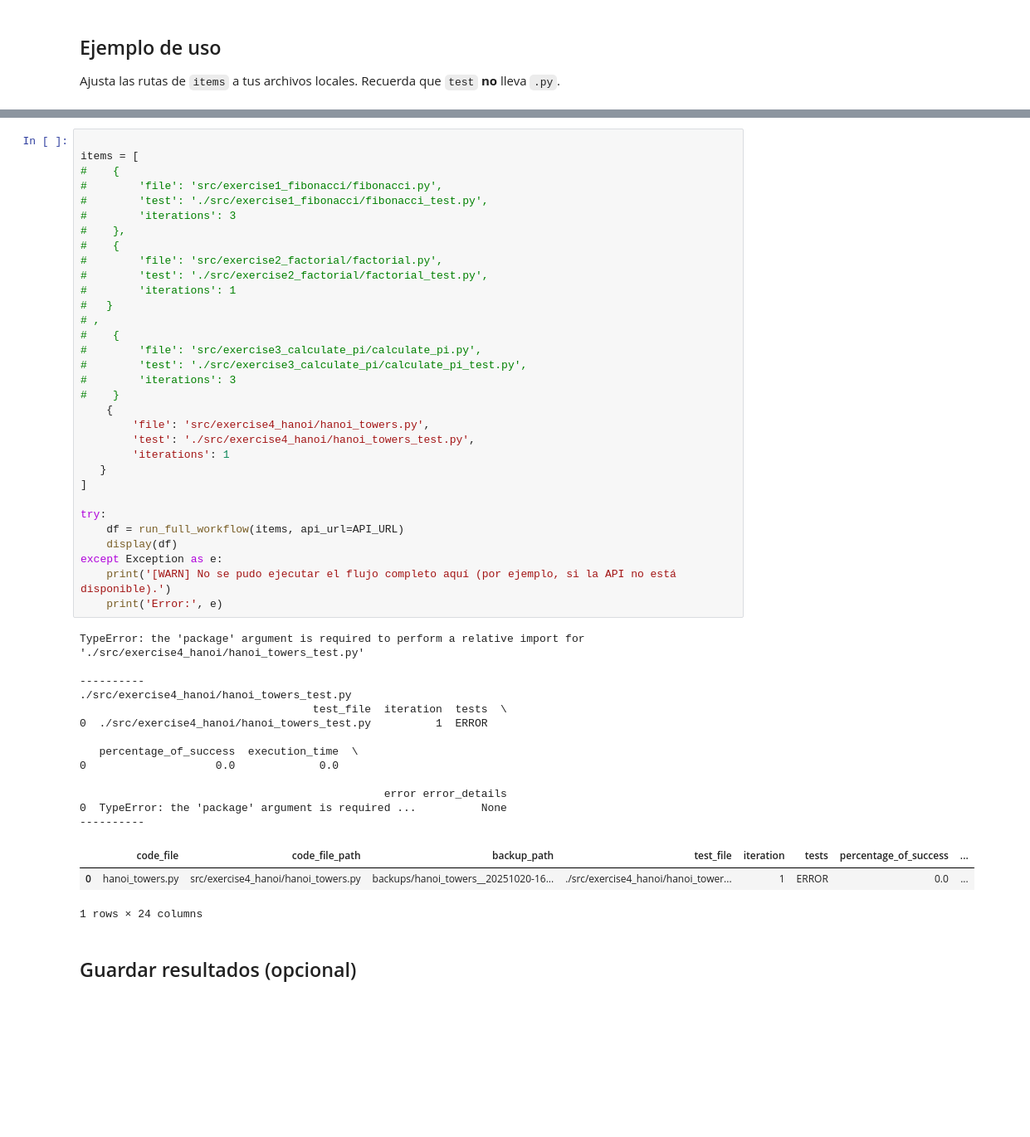
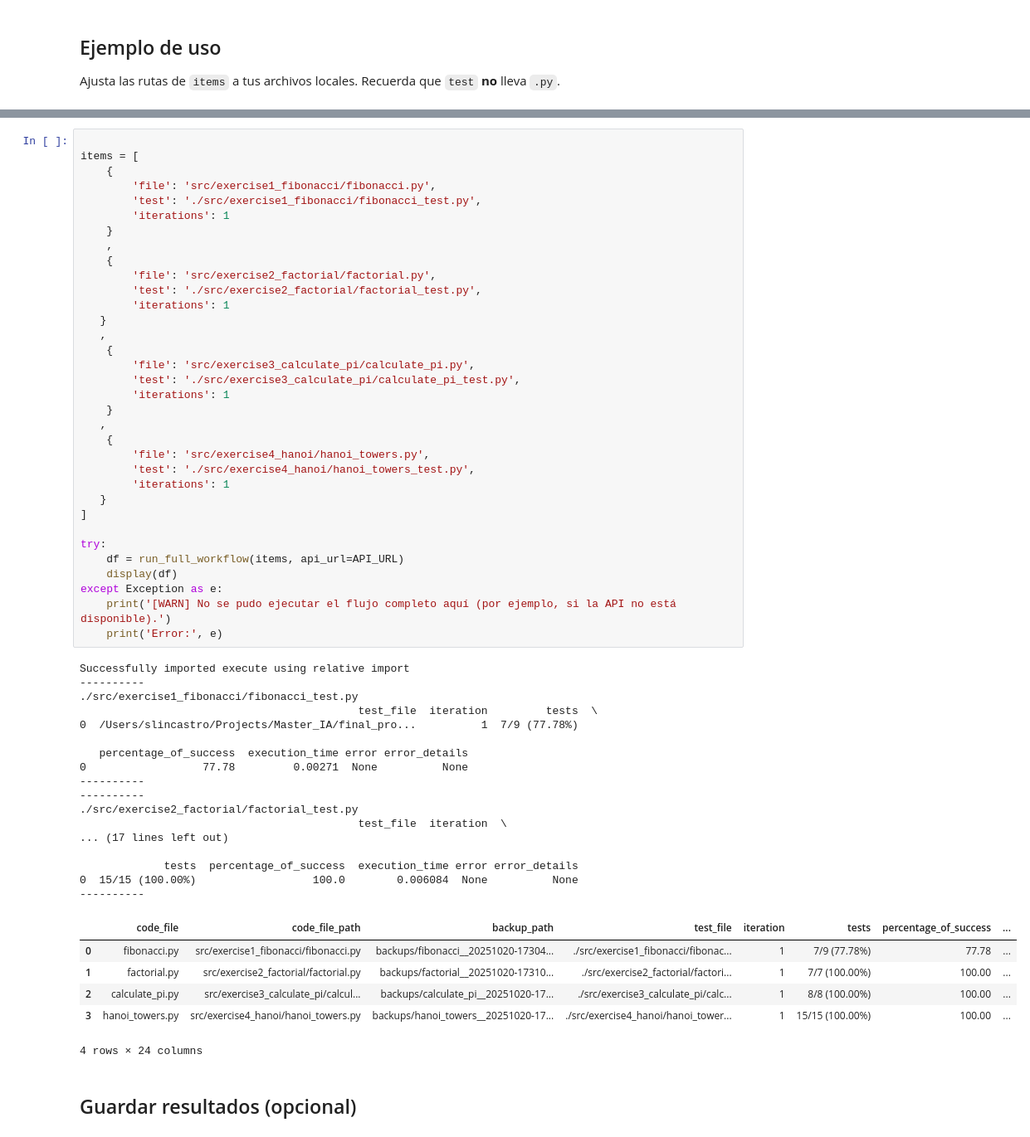
Before and after one commit to slincastro/saucode, a Jupyter notebook: evals/code_improve_and_test_workflow.ipynb, the cells around one changed output, grey strips where cells are left out. Shown at 83% size. Saved outputs shown, nothing was run; the diff lists cells and outputs as text; blank space fills up the shorter version.

Commit message:
include hanoi tower tests

```diff
--- a/evals/code_improve_and_test_workflow.ipynb
+++ b/evals/code_improve_and_test_workflow.ipynb
@@ -544,52 +546,61 @@ _run_tests_for_file('./src/exercise4_hanoi/hanoi_towers_test.py',1)
 # %%
 
 items = [
-#    {
-#        'file': 'src/exercise1_fibonacci/fibonacci.py',
-#        'test': './src/exercise1_fibonacci/fibonacci_test.py',
-#        'iterations': 3
-#    },
-#    {
-#        'file': 'src/exercise2_factorial/factorial.py',
-#        'test': './src/exercise2_factorial/factorial_test.py',
-#        'iterations': 1
-#   }
-# ,
-#    {
-#        'file': 'src/exercise3_calculate_pi/calculate_pi.py',
-#        'test': './src/exercise3_calculate_pi/calculate_pi_test.py',
-#        'iterations': 3
-#    }
+    {
+        'file': 'src/exercise1_fibonacci/fibonacci.py',
+        'test': './src/exercise1_fibonacci/fibonacci_test.py',
+        'iterations': 1
+    }
+    ,
+    {
+        'file': 'src/exercise2_factorial/factorial.py',
+        'test': './src/exercise2_factorial/factorial_test.py',
+        'iterations': 1
+   }
+   ,
+    {
+        'file': 'src/exercise3_calculate_pi/calculate_pi.py',
+        'test': './src/exercise3_calculate_pi/calculate_pi_test.py',
+        'iterations': 1
+    }
+   ,
     {
         'file': 'src/exercise4_hanoi/hanoi_towers.py',
         'test': './src/exercise4_hanoi/hanoi_towers_test.py',
         'iterations': 1
    }
 ]
 
 try:
     df = run_full_workflow(items, api_url=API_URL)
     display(df)
 except Exception as e:
     print('[WARN] No se pudo ejecutar el flujo completo aquí (por ejemplo, si la API no está disponible).')
     print('Error:', e)
 # %% [output]
-TypeError: the 'package' argument is required to perform a relative import for './src/exercise4_hanoi/hanoi_towers_test.py'
+Successfully imported execute using relative import
+----------
+./src/exercise1_fibonacci/fibonacci_test.py
+                                           test_file  iteration         tests  \
+0  /Users/slincastro/Projects/Master_IA/final_pro...          1  7/9 (77.78%)
 
+   percentage_of_success  execution_time error error_details
+0                  77.78         0.00271  None          None
 ----------
-./src/exercise4_hanoi/hanoi_towers_test.py
-                                    test_file  iteration  tests  \
-0  ./src/exercise4_hanoi/hanoi_towers_test.py          1  ERROR
+----------
+./src/exercise2_factorial/factorial_test.py
+                                           test_file  iteration  \
+... (17 lines left out)
 
-   percentage_of_success  execution_time  \
-0                    0.0             0.0
-
-                                               error error_details
-0  TypeError: the 'package' argument is required ...          None
+             tests  percentage_of_success  execution_time error error_details
+0  15/15 (100.00%)                  100.0        0.006084  None          None
 ----------
 |  | code_file | code_file_path | backup_path | test_file | iteration | tests | percentage_of_success | ... |
-| 0 | hanoi_towers.py | src/exercise4_hanoi/hanoi_towers.py | backups/hanoi_towers__20251020-16... | ./src/exercise4_hanoi/hanoi_tower... | 1 | ERROR | 0.0 | ... |
+| 0 | fibonacci.py | src/exercise1_fibonacci/fibonacci.py | backups/fibonacci__20251020-17304... | ./src/exercise1_fibonacci/fibonac... | 1 | 7/9 (77.78%) | 77.78 | ... |
+| 1 | factorial.py | src/exercise2_factorial/factorial.py | backups/factorial__20251020-17310... | ./src/exercise2_factorial/factori... | 1 | 7/7 (100.00%) | 100.00 | ... |
+| 2 | calculate_pi.py | src/exercise3_calculate_pi/calcul... | backups/calculate_pi__20251020-17... | ./src/exercise3_calculate_pi/calc... | 1 | 8/8 (100.00%) | 100.00 | ... |
+| 3 | hanoi_towers.py | src/exercise4_hanoi/hanoi_towers.py | backups/hanoi_towers__20251020-17... | ./src/exercise4_hanoi/hanoi_tower... | 1 | 15/15 (100.00%) | 100.00 | ... |
-1 rows × 24 columns
+4 rows × 24 columns
 # %% [markdown]
 ## Guardar resultados (opcional)
 # %%
```
Also changed, not shown: parts of 2 cells of this notebook, 6 other files.
